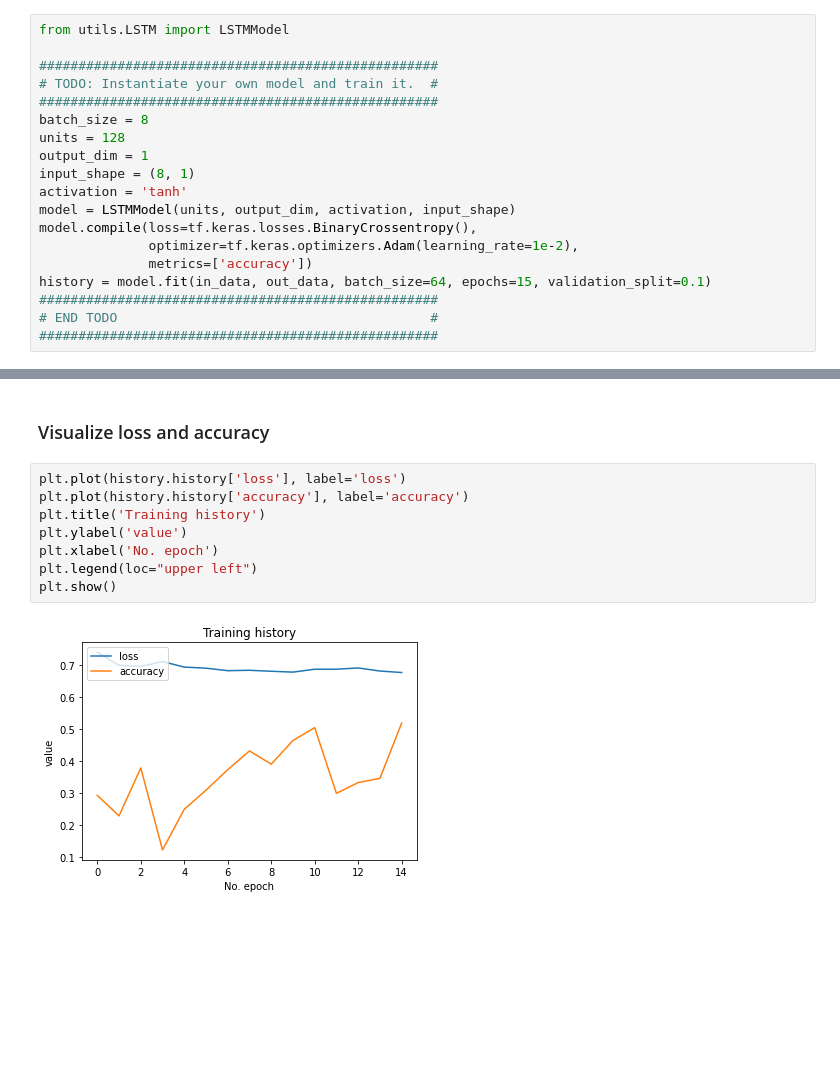
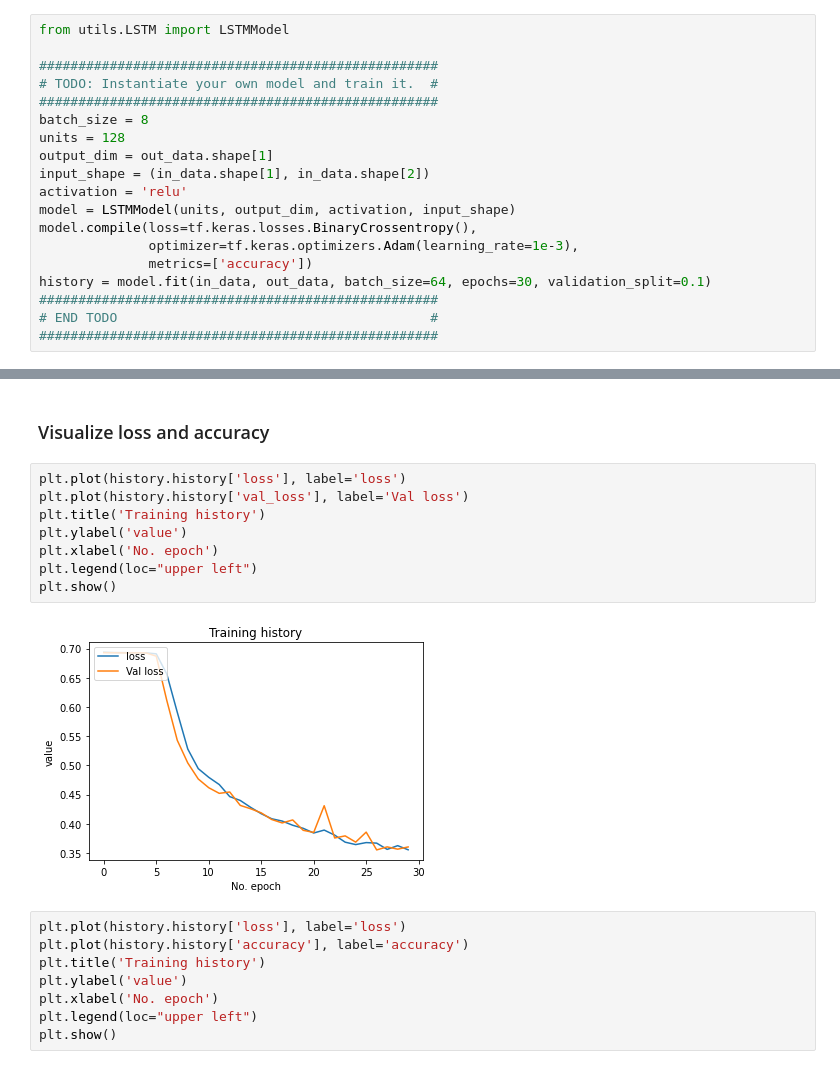
Before and after one commit to ecbme4040/e4040-2022fall-assign3-tw2834, a Jupyter notebook: task1-xor.ipynb, the cells around one changed output, grey strips where cells are left out. Cells and saved outputs as stored; diff of their text form; blank space fills up the shorter version.

```diff
--- a/task1-xor.ipynb
+++ b/task1-xor.ipynb
@@ -598,14 +544,14 @@ from utils.LSTM import LSTMModel
 ###################################################
 batch_size = 8
 units = 128
-output_dim = 1
-input_shape = (8, 1)
-activation = 'tanh'
+output_dim = out_data.shape[1]
+input_shape = (in_data.shape[1], in_data.shape[2])
+activation = 'relu'
 model = LSTMModel(units, output_dim, activation, input_shape)
 model.compile(loss=tf.keras.losses.BinaryCrossentropy(),
-              optimizer=tf.keras.optimizers.Adam(learning_rate=1e-2),
+              optimizer=tf.keras.optimizers.Adam(learning_rate=1e-3),
               metrics=['accuracy'])
-history = model.fit(in_data, out_data, batch_size=64, epochs=15, validation_split=0.1)
+history = model.fit(in_data, out_data, batch_size=64, epochs=30, validation_split=0.1)
 ###################################################
 # END TODO                                        #
 ###################################################
@@ -630,5 +576,15 @@ Epoch 15/15
 # %% [markdown]
 ### Visualize loss and accuracy
+# %%
+plt.plot(history.history['loss'], label='loss')
+plt.plot(history.history['val_loss'], label='Val loss')
+plt.title('Training history')
+plt.ylabel('value')
+plt.xlabel('No. epoch')
+plt.legend(loc="upper left")
+plt.show()
+# %% [output]
+[figure, added]
 # %%
 plt.plot(history.history['loss'], label='loss')
 plt.plot(history.history['accuracy'], label='accuracy')
@@ -637,5 +593,3 @@ plt.ylabel('value')
 plt.xlabel('No. epoch')
 plt.legend(loc="upper left")
 plt.show()
-# %% [output]
-[figure, removed]
```
Also changed, not shown: parts of 10 cells of this notebook, 1 other file.
